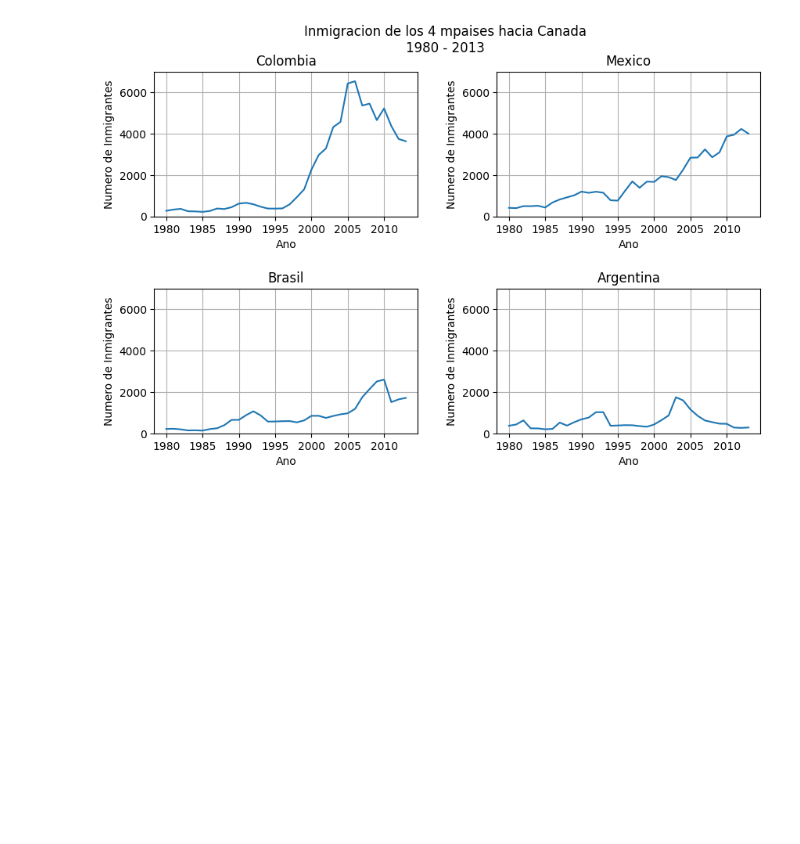
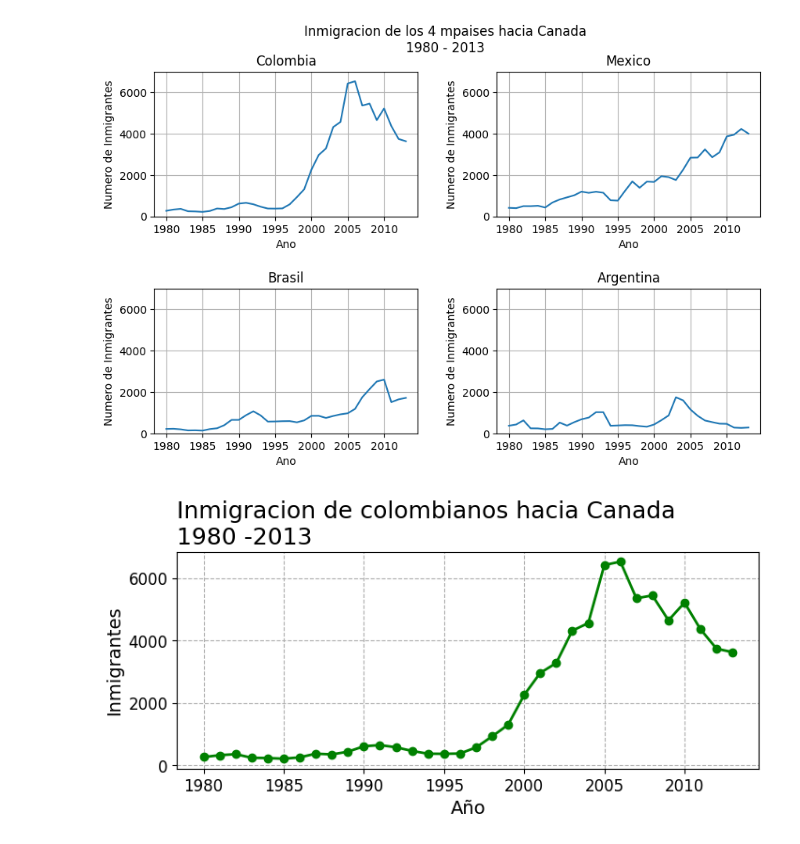
Before and after one commit to TheRealMrR/One_SegundaParte, a Jupyter notebook: visualizacion_de_datos_con_python.ipynb, the cells around one changed output. Drawn from its saved outputs; the diff is of its cells as text; code cells hidden in the pictures; blank space fills up the shorter version.

```diff
--- a/visualizacion_de_datos_con_python.ipynb
+++ b/visualizacion_de_datos_con_python.ipynb
@@ -204,3 +204,16 @@ for ax in axs.flat:
 plt.show()
 # %% [output]
 [figure]
+# %%
+fig, ax = plt.subplots(figsize = (8,3))
+ax.plot(datos_col['Ano'],datos_col['Inmigrantes'],lw=2,color='g', marker ='o')
+ax.xaxis.set_major_locator(plt.MultipleLocator(5))
+ax.set_title('Inmigracion de colombianos hacia Canada \n1980 -2013',fontsize=18,loc='left')
+ax.set_xlabel('Año',fontsize=14)
+ax.set_ylabel('Inmigrantes',fontsize=14)
+ax.xaxis.set_tick_params(labelsize=12)
+ax.yaxis.set_tick_params(labelsize=12)
+ax.grid(linestyle='--')
+plt.show()
+# %% [output]
+[figure, added]
```
Also changed, not shown: parts of 1 cell of this notebook.
